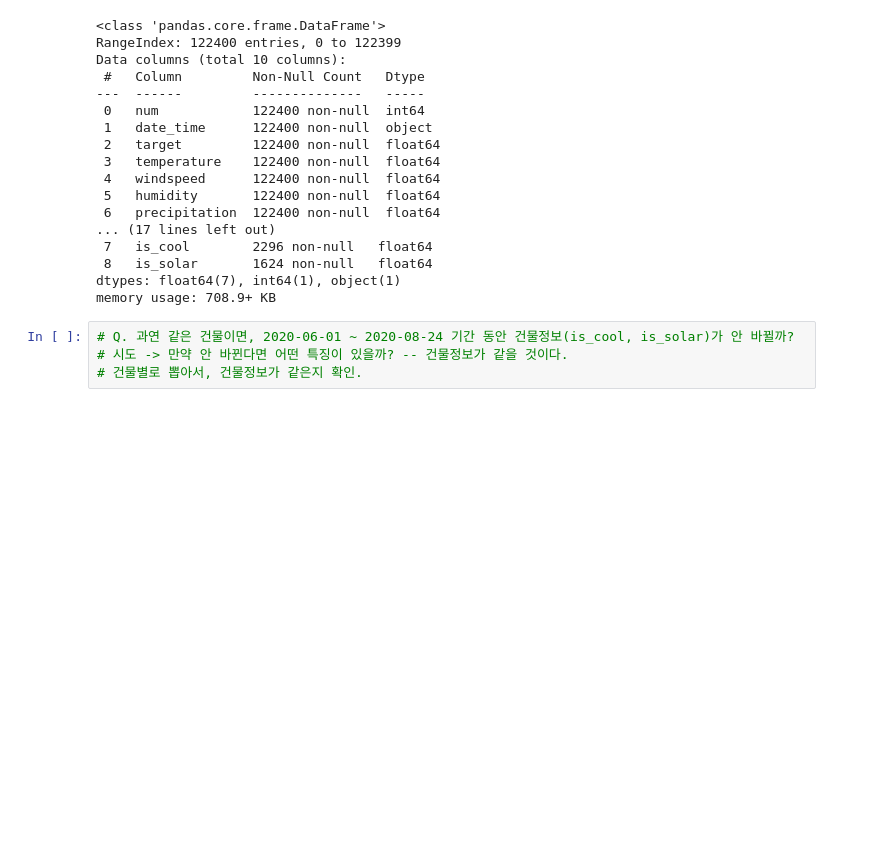
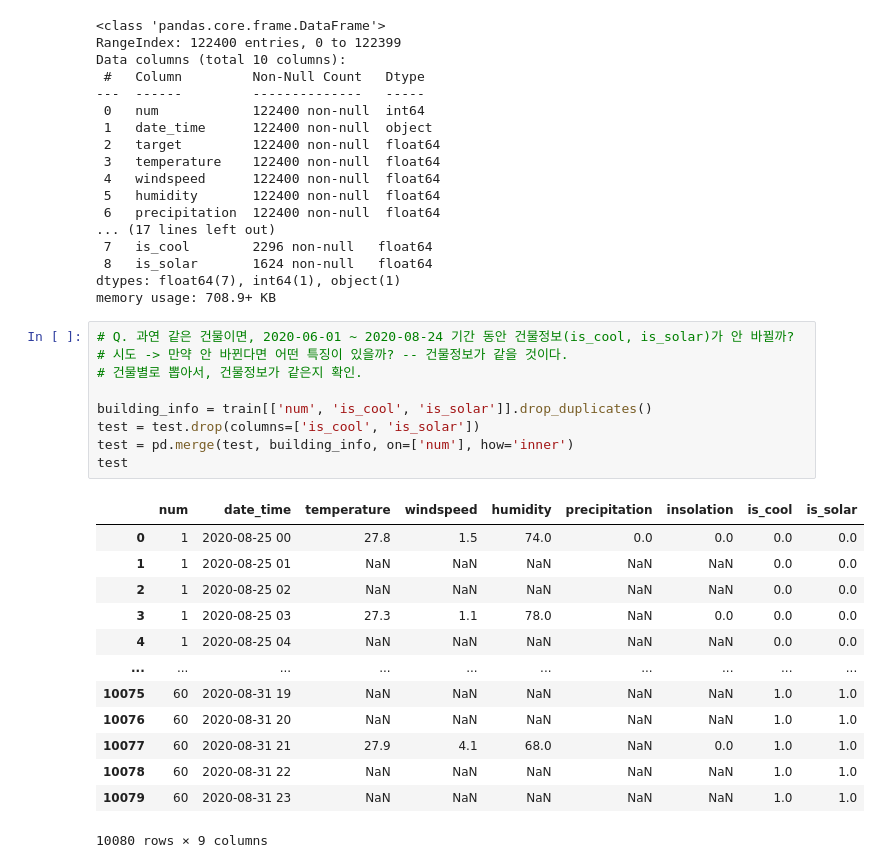
Before and after one commit to eunzzae/Off_Study_ML, a Jupyter notebook: 230927_ML_전력사용량_예측_AI_경진대회.ipynb, the cells around one changed output. Saved outputs shown, nothing was run; the diff lists cells and outputs as text; blank space fills up the shorter version.

```diff
--- a/230927_ML_전력사용량_예측_AI_경진대회.ipynb
+++ b/230927_ML_전력사용량_예측_AI_경진대회.ipynb
@@ -151,4 +151,23 @@ memory usage: 708.9+ KB
 # %%
 # Q. 과연 같은 건물이면, 2020-06-01 ~ 2020-08-24 기간 동안 건물정보(is_cool, is_solar)가 안 바뀔까?
 # 시도 -> 만약 안 바뀐다면 어떤 특징이 있을까? -- 건물정보가 같을 것이다.
 # 건물별로 뽑아서, 건물정보가 같은지 확인.
+
+building_info = train[['num', 'is_cool', 'is_solar']].drop_duplicates()
+test = test.drop(columns=['is_cool', 'is_solar'])
+test = pd.merge(test, building_info, on=['num'], how='inner')
+test
+# %% [output]
+|  | num | date_time | temperature | windspeed | humidity | precipitation | insolation | is_cool | is_solar |
+| 0 | 1 | 2020-08-25 00 | 27.8 | 1.5 | 74.0 | 0.0 | 0.0 | 0.0 | 0.0 |
+| 1 | 1 | 2020-08-25 01 | NaN | NaN | NaN | NaN | NaN | 0.0 | 0.0 |
+| 2 | 1 | 2020-08-25 02 | NaN | NaN | NaN | NaN | NaN | 0.0 | 0.0 |
+| 3 | 1 | 2020-08-25 03 | 27.3 | 1.1 | 78.0 | NaN | 0.0 | 0.0 | 0.0 |
+| 4 | 1 | 2020-08-25 04 | NaN | NaN | NaN | NaN | NaN | 0.0 | 0.0 |
+| ... | ... | ... | ... | ... | ... | ... | ... | ... | ... |
+| 10075 | 60 | 2020-08-31 19 | NaN | NaN | NaN | NaN | NaN | 1.0 | 1.0 |
+| 10076 | 60 | 2020-08-31 20 | NaN | NaN | NaN | NaN | NaN | 1.0 | 1.0 |
+| 10077 | 60 | 2020-08-31 21 | 27.9 | 4.1 | 68.0 | NaN | 0.0 | 1.0 | 1.0 |
+| 10078 | 60 | 2020-08-31 22 | NaN | NaN | NaN | NaN | NaN | 1.0 | 1.0 |
+| 10079 | 60 | 2020-08-31 23 | NaN | NaN | NaN | NaN | NaN | 1.0 | 1.0 |
+10080 rows × 9 columns
```
Also changed, not shown: parts of 1 cell of this notebook.
